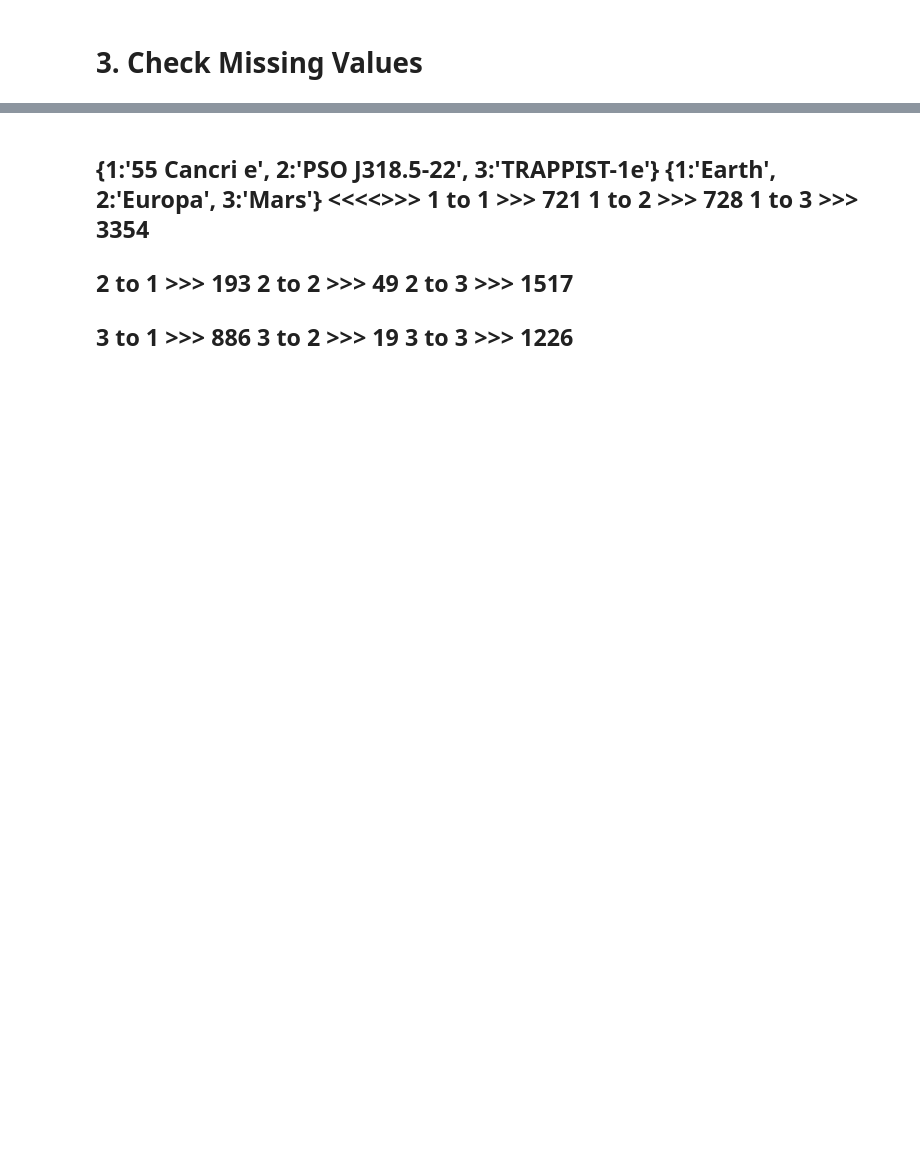
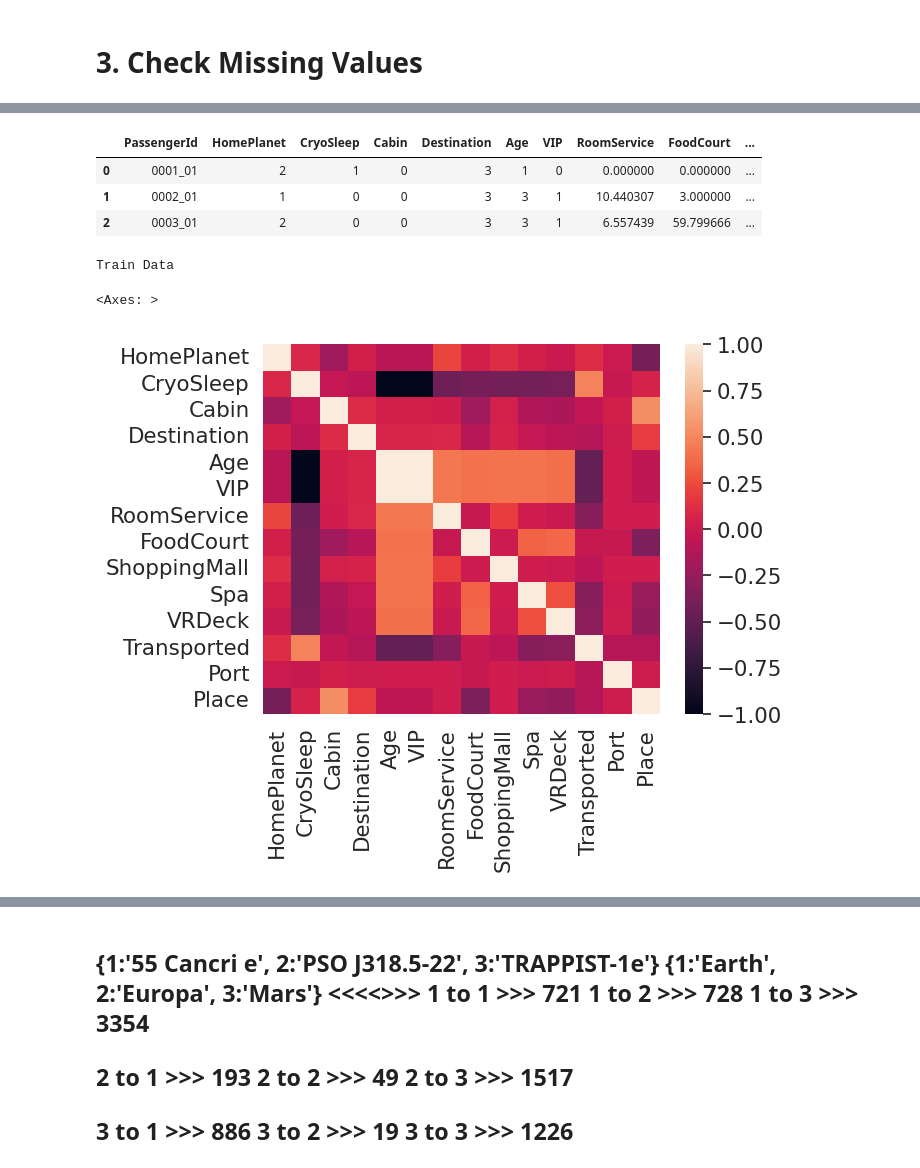
Before and after one commit to Sadeqsoli/SpaceTitanicSurvivors, a Jupyter notebook: spacetitanicsurvivors.ipynb, the cells around one changed output, grey strips where cells are left out. Cells and saved outputs as stored; diff of their text form; code cells hidden in the pictures; blank space fills up the shorter version.

```diff
--- a/spacetitanicsurvivors.ipynb
+++ b/spacetitanicsurvivors.ipynb
@@ -6,14 +6,15 @@
 import numpy as np # linear algebra
 import pandas as pd # data processing, CSV file I/O (e.g. pd.read_csv)
 import sklearn
+import os
 import datetime
 import matplotlib.pyplot as plt
 import missingno as msno
-from sklearn.preprocessing import MinMaxScaler
-from sklearn.preprocessing import StandardScaler
+from prettytable import PrettyTable
+%matplotlib inline
 import seaborn as sns
-from pandas.plotting import scatter_matrix
-from scipy import stats
+sns.set(style='darkgrid', font_scale=1.4)
+
 # Input data files are available in the read-only "../input/" directory
 # For example, running this (by clicking run or pressing Shift+Enter) will list all files under the input directory
 
@@ -501,0 +323,24 @@ sns.heatmap(corr, annot=False)
+# %%
+##Apply square root transformation
+
+## Train Data
+train['RoomService'] = train['RoomService']**0.5
+train['FoodCourt'] = train['FoodCourt']**0.5
+train['ShoppingMall'] = train['ShoppingMall']**0.5
+train['Spa'] = train['Spa']**0.5
+train['VRDeck'] = train['VRDeck']**0.5
+
+
+## Test Data
+test['RoomService'] = test['RoomService']**0.5
+test['FoodCourt'] = test['FoodCourt']**0.5
+test['ShoppingMall'] = test['ShoppingMall']**0.5
+test['Spa'] = test['Spa']**0.5
+test['VRDeck'] = test['VRDeck']**0.5
+
+train.head(3)
+# %% [output]
+|  | PassengerId | HomePlanet | CryoSleep | Cabin | Destination | Age | VIP | RoomService | FoodCourt | ... |
+| 0 | 0001_01 | 2 | 1 | 0 | 3 | 1 | 0 | 0.000000 | 0.000000 | ... |
+| 1 | 0002_01 | 1 | 0 | 0 | 3 | 3 | 1 | 10.440307 | 3.000000 | ... |
+| 2 | 0003_01 | 2 | 0 | 0 | 3 | 3 | 1 | 6.557439 | 59.799666 | ... |
@@ -501,0 +365,12 @@ sns.heatmap(corr, annot=False)
+# %%
+train_num = train.select_dtypes(include=['float64', 'int64'])
+
+# Calculate the correlations of numerical columns
+corr = train_num.corr()
+
+print("Train Data")
+sns.heatmap(corr, annot=False)
+# %% [output]
+Train Data
+<Axes: >
+[figure, added]
```
Also changed, not shown: parts of 49 cells of this notebook.
